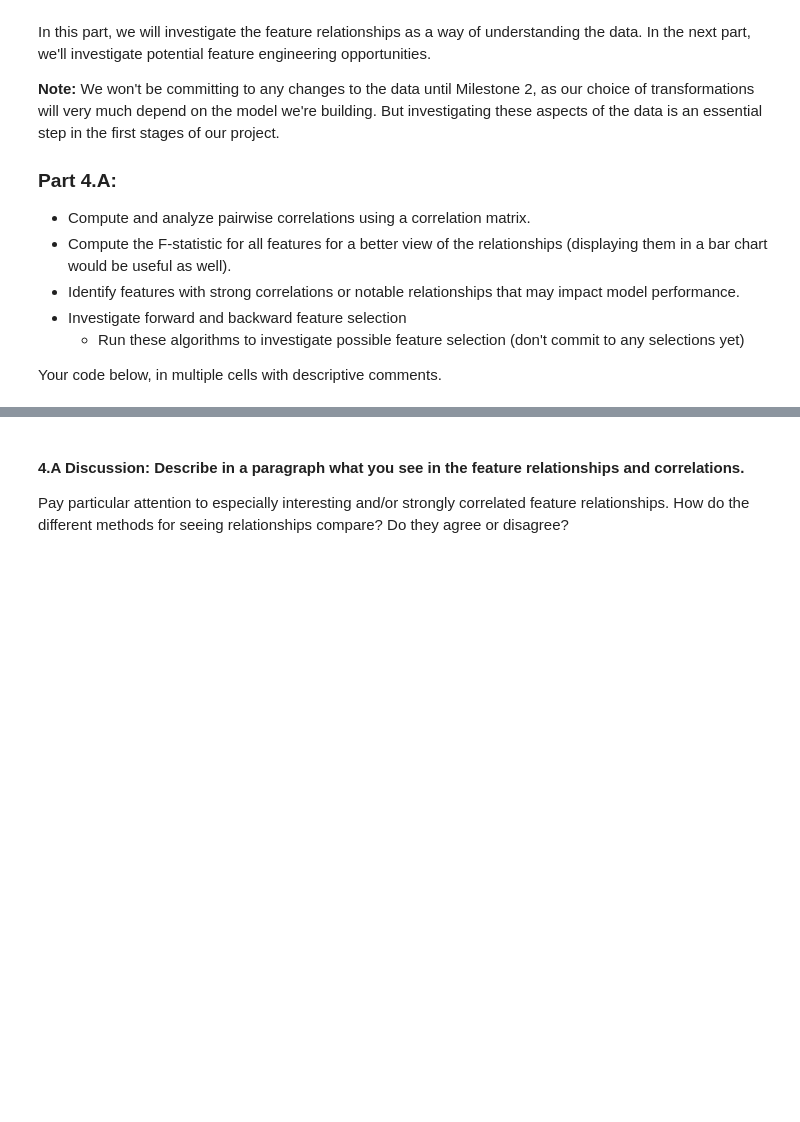
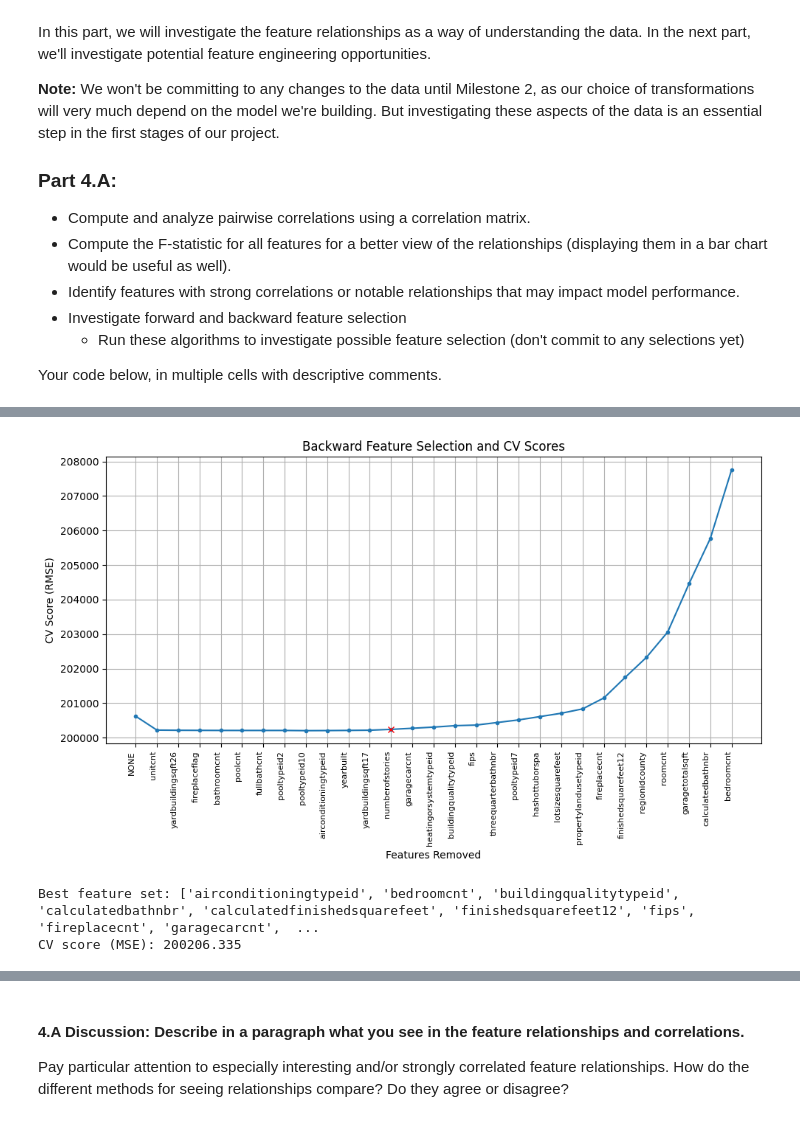
Before and after one commit to LeeMcFarling/Module_3_Milestone_1, a Jupyter notebook: Milestone_01.ipynb, the cells around one changed output, grey strips where cells are left out. Saved outputs shown, nothing was run; the diff lists cells and outputs as text; code cells hidden in the pictures; blank space fills up the shorter version.

```diff
--- a/Milestone_01.ipynb
+++ b/Milestone_01.ipynb
@@ -1333,0 +1589,28 @@ Your code below, in multiple cells with descriptive comments.
+# %%
+#Run Backward Feature Selection, plot the results, and print out the Best Feature Set and the Best CV RMSE Score found.
+selected_features_backward, scores_backward, best_feature_set_backward, best_score_backward = backward_feature_selection(
+    X_train, y_train, model= LinearRegression() )
+
+# Convert MSE to RMSE for plotting
+rmse_scores_backward = [np.sqrt(score) for score in scores_backward]
+best_rmse_backward = min(rmse_scores_backward)
+
+plt.figure(figsize=(10, 6))
+plt.title('Backward Feature Selection and CV Scores')
+plt.plot(range(1, len(rmse_scores_backward) + 1), rmse_scores_backward, marker='.')
+index = np.argmax(np.array(selected_features_backward) == best_feature_set_backward[-1])
+plt.plot([index + 1], rmse_scores_backward[index], marker='x', color='red')
+plt.xticks(range(1, len(selected_features_backward) + 1), selected_features_backward, rotation=90, ha='right', fontsize=8)
+plt.xlabel('Features Removed')
+plt.ylabel('CV Score (RMSE)')
+plt.grid()
+plt.tight_layout()
+plt.show()
+
+
+print("Best feature set:", best_feature_set_backward)
+print("CV score (MSE):",np.around(best_rmse_backward,4))
+# %% [output]
+[figure, added]
+Best feature set: ['airconditioningtypeid', 'bedroomcnt', 'buildingqualitytypeid', 'calculatedbathnbr', 'calculatedfinishedsquarefeet', 'finishedsquarefeet12', 'fips', 'fireplacecnt', 'garagecarcnt',  ...
+CV score (MSE): 200206.335
```
Also changed, not shown: parts of 17 cells of this notebook.
